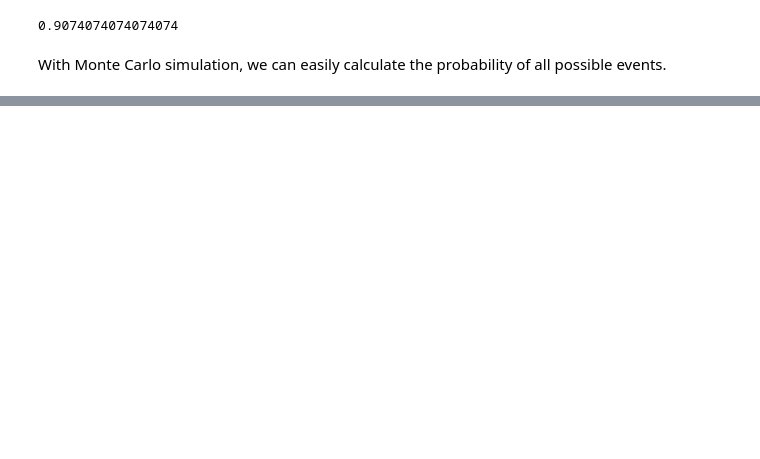
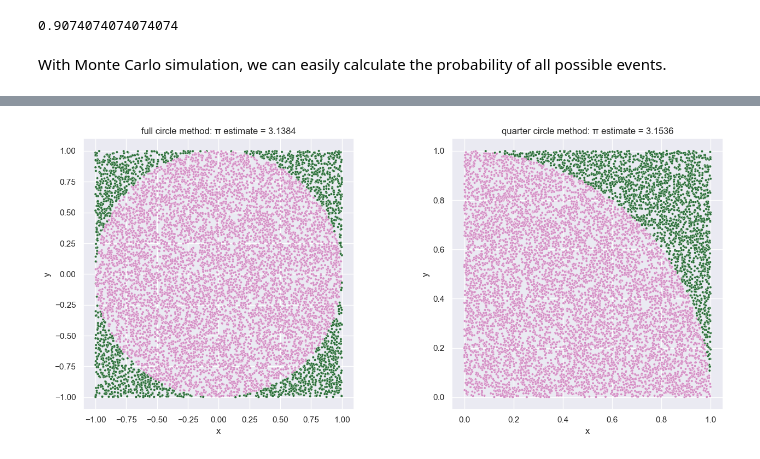
Before and after one commit to 404brtk/notebooks, a Jupyter notebook: monte-carlo.ipynb, the cells around one changed output, grey strips where cells are left out. Saved outputs shown, nothing was run; the diff lists cells and outputs as text; code cells hidden in the pictures; blank space fills up the shorter version.

Commit message:
monte-carlo pi estimate

```diff
--- a/monte-carlo.ipynb
+++ b/monte-carlo.ipynb
@@ -240,0 +249,44 @@ Five Of Kind: 0.000910 (0.0910%)
+# %%
+sns.set(style="darkgrid")
+
+def estimate_pi_full_circle(n_points):
+
+    x = np.random.uniform(-1, 1, n_points)
+    y = np.random.uniform(-1, 1, n_points)
+    inside_circle = x**2 + y**2 <= 1
+    pi_estimate = 4 * np.sum(inside_circle) / n_points
+    return pi_estimate, inside_circle, x, y
+
+
+def estimate_pi_quarter_circle(n_points):
+
+    x = np.random.uniform(0, 1, n_points)
+    y = np.random.uniform(0, 1, n_points)
+    inside_circle = x**2 + y**2 <= 1
+    pi_estimate = 4 * np.sum(inside_circle) / n_points
+    return pi_estimate, inside_circle, x, y
+
+n_points_scatter = 10000
+
+pi_full, inside_full, x_full, y_full = estimate_pi_full_circle(n_points_scatter)
+data_full_scatter = pd.DataFrame({'x': x_full, 'y': y_full, 'inside': inside_full})
+
+pi_quarter, inside_quarter, x_quarter, y_quarter = estimate_pi_quarter_circle(n_points_scatter)
+data_quarter_scatter = pd.DataFrame({'x': x_quarter, 'y': y_quarter, 'inside': inside_quarter})
+
+fig, axes = plt.subplots(1, 2, figsize=(14, 6))
+
+sns.scatterplot(data=data_full_scatter, x='x', y='y', hue='inside',
+                palette='cubehelix', ax=axes[0], s=10, legend=False)
+axes[0].set_title(f'full circle method: π estimate = {pi_full:.4f}')
+axes[0].set_aspect('equal', adjustable='box')
+
+sns.scatterplot(data=data_quarter_scatter, x='x', y='y', hue='inside',
+                palette='cubehelix', ax=axes[1], s=10, legend=False)
+axes[1].set_title(f'quarter circle method: π estimate = {pi_quarter:.4f}')
+axes[1].set_aspect('equal', adjustable='box')
+
+plt.tight_layout()
+plt.show()
+# %% [output]
+[figure, added]
```
Also changed, not shown: parts of 9 cells of this notebook, 1 other file.
